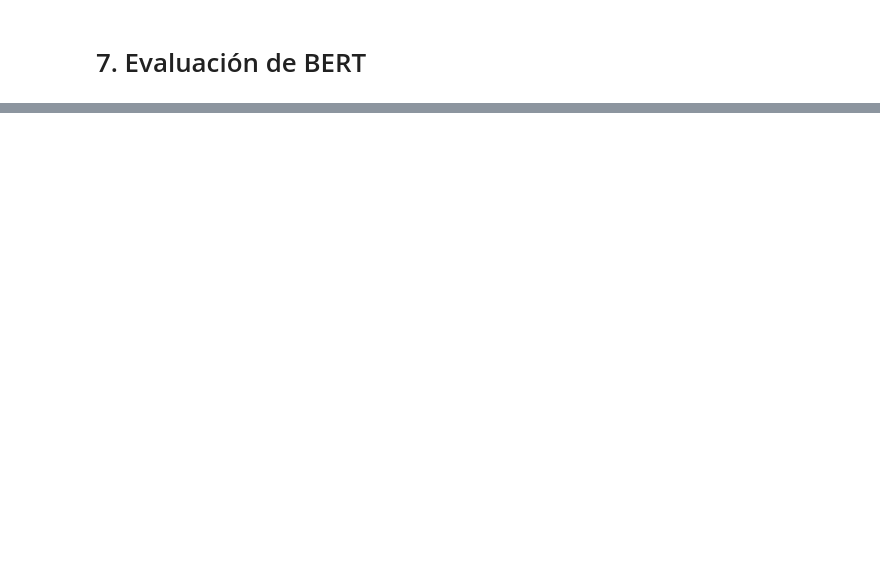
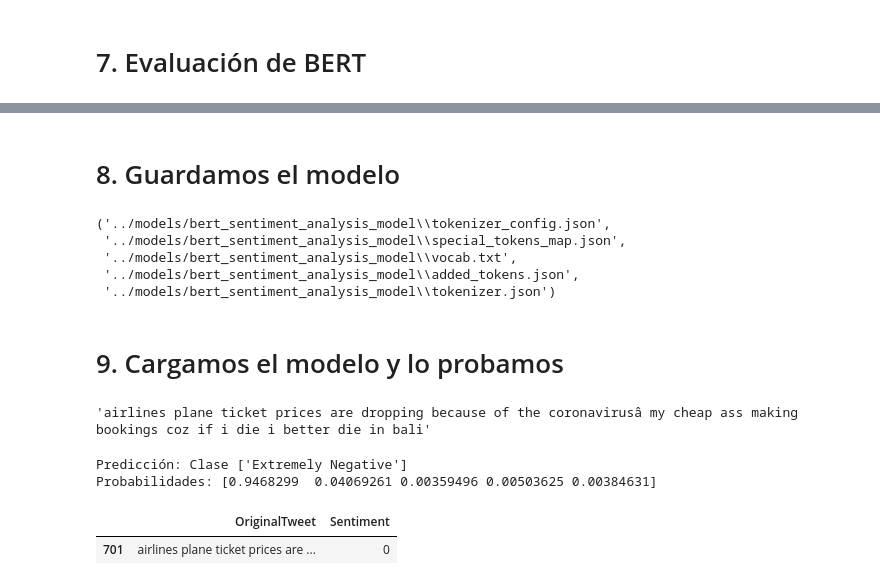
Before and after one commit to SebastianGelvesB/sentiment-classification, a Jupyter notebook: notebooks/03_modeling.ipynb, the cells around one changed output, grey strips where cells are left out. Saved outputs shown, nothing was run; the diff lists cells and outputs as text; code cells hidden in the pictures; blank space fills up the shorter version.

```diff
--- a/notebooks/03_modeling.ipynb
+++ b/notebooks/03_modeling.ipynb
@@ -48,0 +283,15 @@ En este notebook hacemos todo el proceso de fine-tuning de los 3 modelos diferen
+# %% [markdown]
+# 8. Guardamos el modelo
+# %%
+# Guardamos el estado actual del modelo y el tokenizer
+
+model.save_pretrained("../models/bert_sentiment_analysis_model")
+tokenizer.save_pretrained("../models/bert_sentiment_analysis_model")
+# %% [output]
+('../models/bert_sentiment_analysis_model\\tokenizer_config.json',
+ '../models/bert_sentiment_analysis_model\\special_tokens_map.json',
+ '../models/bert_sentiment_analysis_model\\vocab.txt',
+ '../models/bert_sentiment_analysis_model\\added_tokens.json',
+ '../models/bert_sentiment_analysis_model\\tokenizer.json')
+# %% [markdown]
+# 9. Cargamos el modelo y lo probamos
@@ -48,0 +341,21 @@ En este notebook hacemos todo el proceso de fine-tuning de los 3 modelos diferen
+# %%
+import random
+
+# Seleccionar un tweet al azar
+tweet = random.choice(df_test['OriginalTweet'].dropna().tolist())
+tweet
+# %% [output]
+'airlines plane ticket prices are dropping because of the coronavirusâ my cheap ass making bookings coz if i die i better die in bali'
+# %%
+pred_class, probs = predict_tweet(tweet, model, tokenizer, device)
+pred_class = encoder.inverse_transform(np.array(pred_class).reshape(-1, 1)).flatten()
+print(f"Predicción: Clase {pred_class}")
+print(f"Probabilidades: {probs}")
+# %% [output]
+Predicción: Clase ['Extremely Negative']
+Probabilidades: [0.9468299  0.04069261 0.00359496 0.00503625 0.00384631]
+# %%
+df_test.loc[df_test['OriginalTweet']==tweet]
+# %% [output]
+|  | OriginalTweet | Sentiment |
+| 701 | airlines plane ticket prices are ... | 0 |
```
Also changed, not shown: parts of 27 cells of this notebook, 1 other file.
